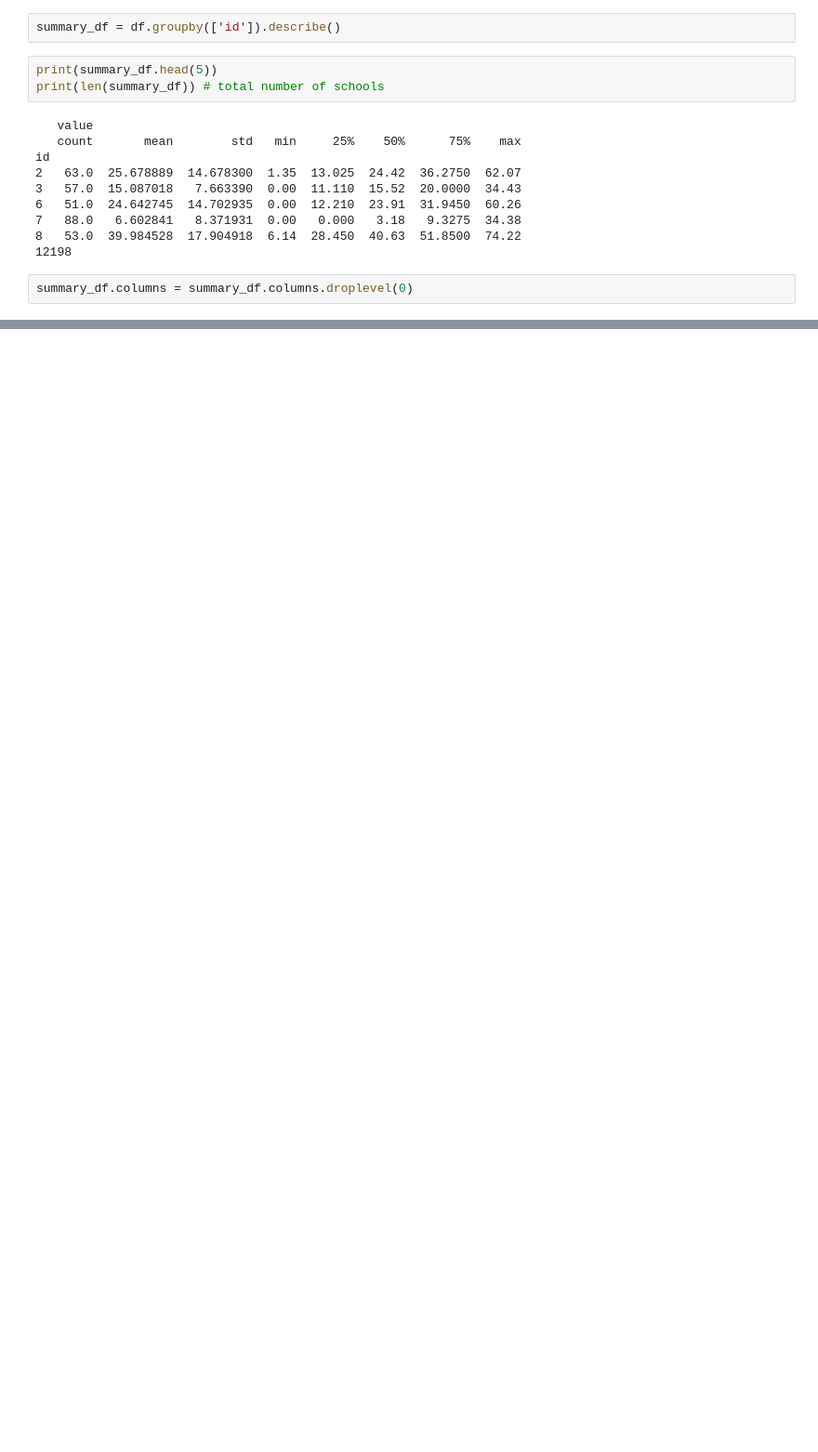
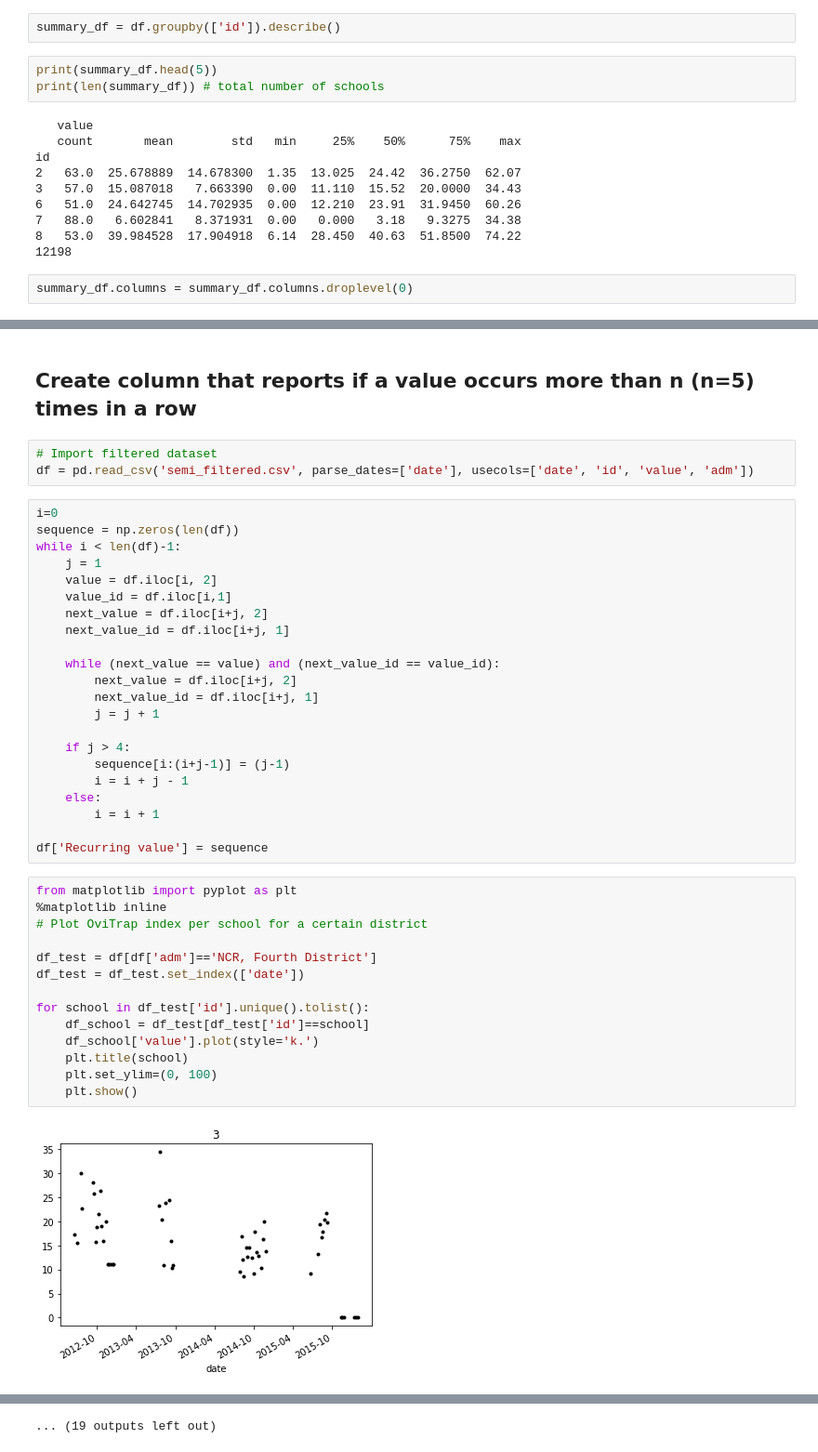
Before and after one commit to kopyakova/510seminar, a Jupyter notebook: School_Filter.ipynb, the cells around one changed output, grey strips where cells are left out. Shown at 93% size. Saved outputs shown, nothing was run; the diff lists cells and outputs as text; blank space fills up the shorter version.

Commit message:
School filter

```diff
--- a/School_Filter.ipynb
+++ b/School_Filter.ipynb
@@ -79,0 +44,43 @@ S = semifiltered_df[['adm', 'id', 'value']].groupby(['adm', 'id']).describe()
+# %% [markdown]
+## Create column that reports if a value occurs more than n (n=5) times in a row
+# %%
+# Import filtered dataset
+df = pd.read_csv('semi_filtered.csv', parse_dates=['date'], usecols=['date', 'id', 'value', 'adm'])
+# %%
+i=0
+sequence = np.zeros(len(df))
+while i < len(df)-1:
+    j = 1
+    value = df.iloc[i, 2]
+    value_id = df.iloc[i,1]
+    next_value = df.iloc[i+j, 2]
+    next_value_id = df.iloc[i+j, 1]
+
+    while (next_value == value) and (next_value_id == value_id):
+        next_value = df.iloc[i+j, 2]
+        next_value_id = df.iloc[i+j, 1]
+        j = j + 1
+
+    if j > 4:
+        sequence[i:(i+j-1)] = (j-1)
+        i = i + j - 1
+    else:
+        i = i + 1
+
+df['Recurring value'] = sequence
+# %%
+from matplotlib import pyplot as plt
+%matplotlib inline
+# Plot OviTrap index per school for a certain district
+
+df_test = df[df['adm']=='NCR, Fourth District']
+df_test = df_test.set_index(['date'])
+
+for school in df_test['id'].unique().tolist():
+    df_school = df_test[df_test['id']==school]
+    df_school['value'].plot(style='k.')
+    plt.title(school)
+    plt.set_ylim=(0, 100)
+    plt.show()
+# %% [output]
+[figure, added]
@@ -79,0 +98 @@ S = semifiltered_df[['adm', 'id', 'value']].groupby(['adm', 'id']).describe()
+... (19 outputs left out)
```
Also changed, not shown: parts of 10 cells of this notebook, 1 other file.
